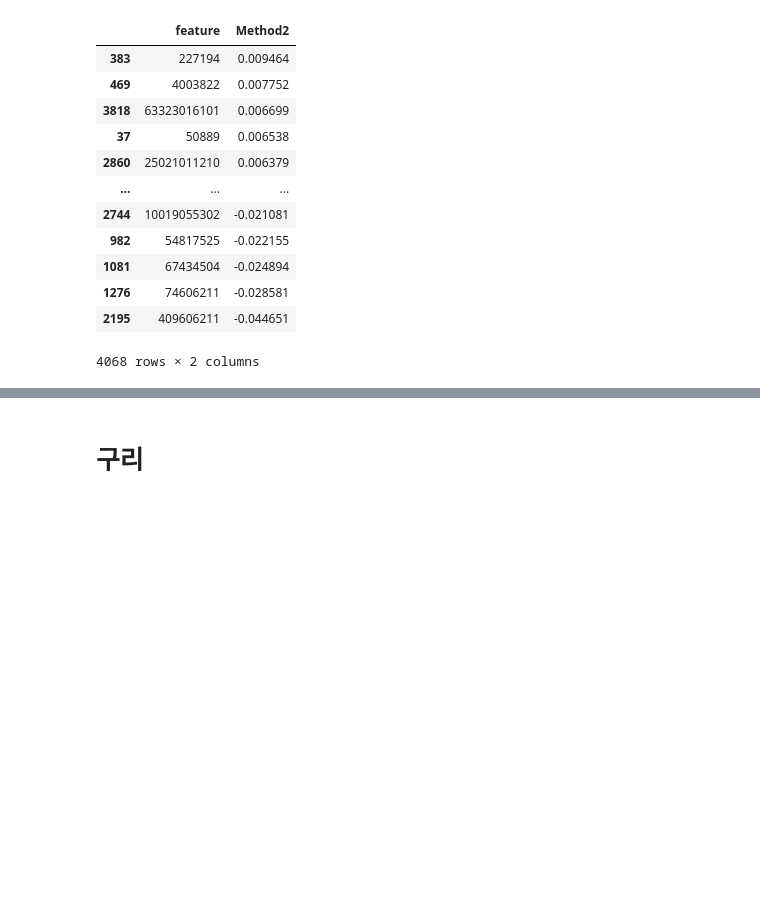
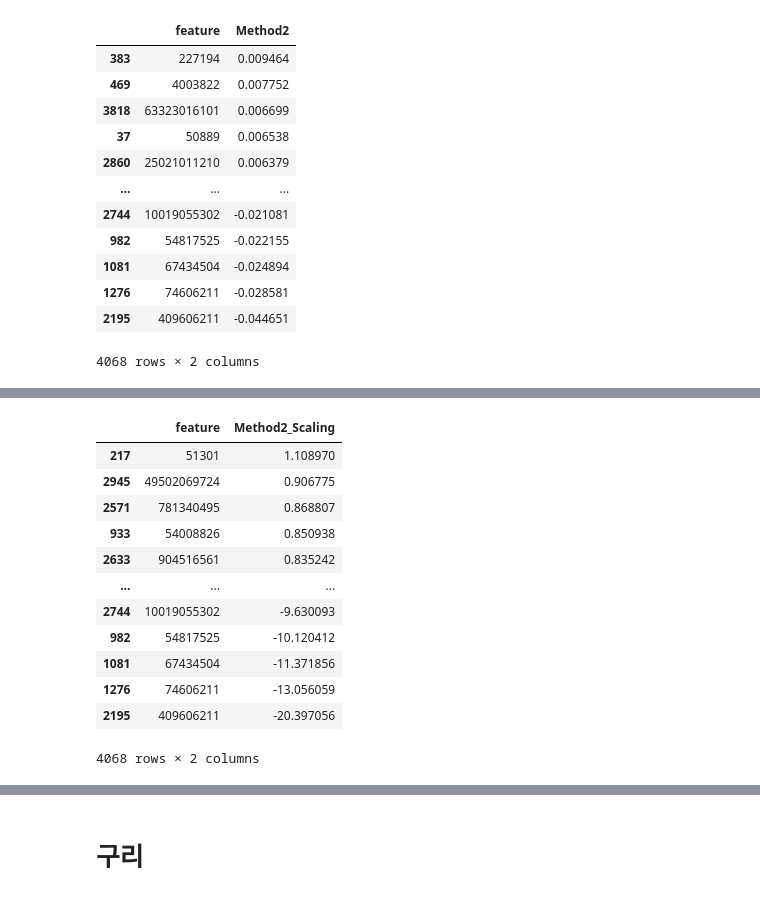
Before and after one commit to GaYounKoh/DSML_re, a Jupyter notebook: [3] Method2 & Method2 Scaling (dividing diff by 표준편차(np.std)).ipynb, the cells around one changed output, grey strips where cells are left out. Drawn from its saved outputs; the diff is of its cells as text; code cells hidden in the pictures; blank space fills up the shorter version.

```diff
--- a/[3] Method2 & Scaling (dividing diff by 표준편차(np.std)).ipynb
+++ b/[3] Method2 & Method2 Scaling (dividing diff by 표준편차(np.std)).ipynb
@@ -248,0 +273,21 @@ Method2
+# %%
+Method2['Method2_Scaling'] = Method2_원시간['Method2_원시간_Scaling'] - Method2_근시간['Method2_근시간_Scaling']
+# %%
+Method2.drop('Method2', axis = 1, inplace = True)
+# %%
+Method2.sort_values('Method2_Scaling', inplace = True, ascending = False)
+Method2
+# %% [output]
+|  | feature | Method2_Scaling |
+| 217 | 51301 | 1.108970 |
+| 2945 | 49502069724 | 0.906775 |
+| 2571 | 781340495 | 0.868807 |
+| 933 | 54008826 | 0.850938 |
+| 2633 | 904516561 | 0.835242 |
+| ... | ... | ... |
+| 2744 | 10019055302 | -9.630093 |
+| 982 | 54817525 | -10.120412 |
+| 1081 | 67434504 | -11.371856 |
+| 1276 | 74606211 | -13.056059 |
+| 2195 | 409606211 | -20.397056 |
+4068 rows × 2 columns
```
Also changed, not shown: parts of 7 cells of this notebook, 2 other files.
